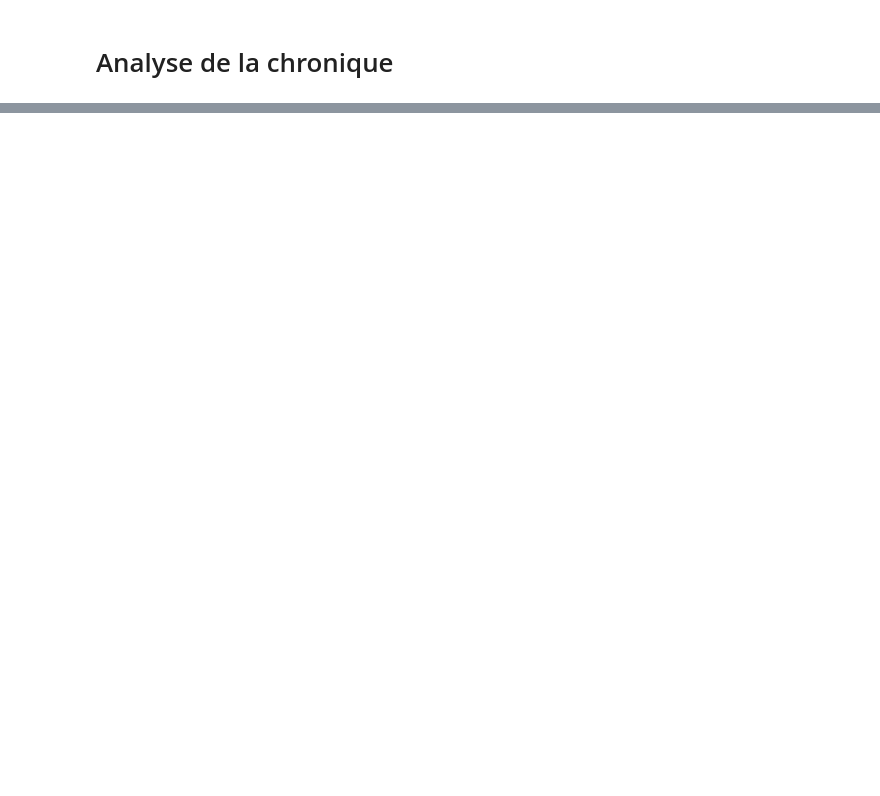
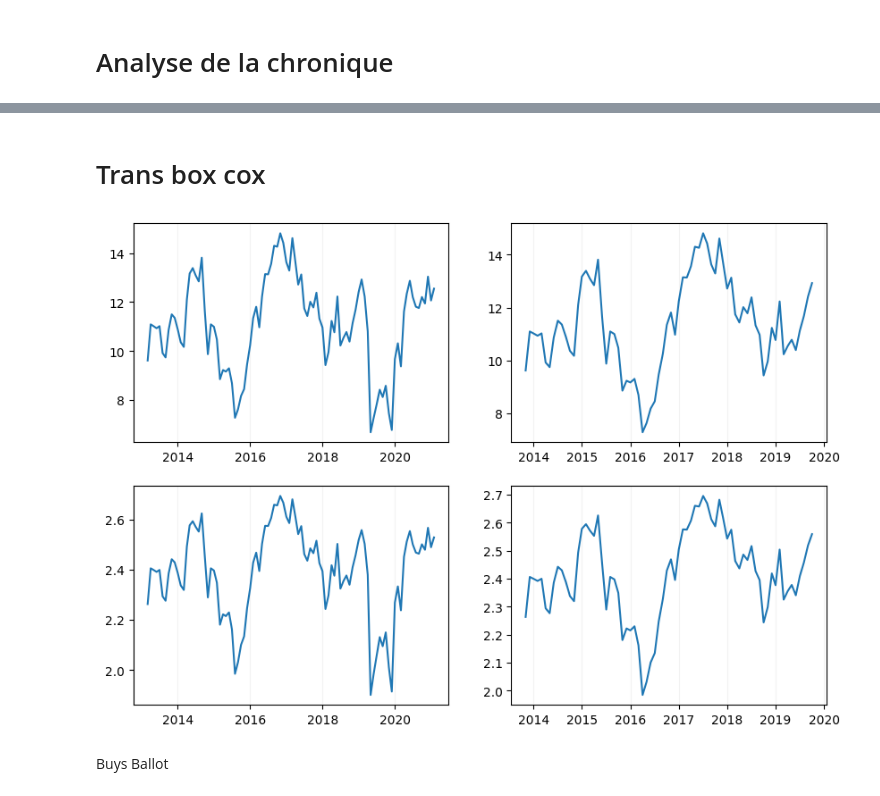
Before and after one commit to josephmosse/pea, a Jupyter notebook: pea.ipynb, the cells around one changed output, grey strips where cells are left out. Cells and saved outputs as stored; diff of their text form; code cells hidden in the pictures; blank space fills up the shorter version.

```diff
--- a/pea.ipynb
+++ b/pea.ipynb
@@ -28,0 +91,33 @@ AttributeError: 'Line2D' object has no property 'method'
+# %% [markdown]
+# Trans box cox
+# %%
+ca2["log"] = np.log(ca2["Close"])
+ca3["log"] = np.log(ca3["Close"])
+fig, axs = plt.subplots(2,2, figsize=(10, 7) )
+axs[0,0].plot(ca2["Date"], ca2["Close"])
+axs[1,0].plot(ca2["Date"], ca2["log"])
+axs[0,1].plot(ca3["Date"], ca3["Close"])
+axs[1,1].plot(ca3["Date"], ca3["log"])
+
+axs[0,0].xaxis.set_major_locator(mdates.MonthLocator(interval=24))
+axs[1,0].xaxis.set_major_locator(mdates.MonthLocator(interval=24))
+axs[0,1].xaxis.set_major_locator(mdates.MonthLocator(interval=12))
+axs[1,1].xaxis.set_major_locator(mdates.MonthLocator(interval=12))
+
+axs[0,0].xaxis.set_major_formatter(mdates.DateFormatter("%Y"))
+axs[1,0].xaxis.set_major_formatter(mdates.DateFormatter("%Y"))
+axs[0,1].xaxis.set_major_formatter(mdates.DateFormatter("%Y"))
+axs[1,1].xaxis.set_major_formatter(mdates.DateFormatter("%Y"))
+
+axs[0,0].grid(axis='x', color='0.95')
+axs[1,0].grid(axis='x', color='0.95')
+axs[0,1].grid(axis='x', color='0.95')
+axs[1,1].grid(axis='x', color='0.95')
+plt.show()
+
+ca2.to_csv(r'ca2.csv')
+ca3.to_csv(r'ca3.csv')
+# %% [output]
+[figure, added]
+# %% [markdown]
+Buys Ballot
```
Also changed, not shown: parts of 14 cells of this notebook.
